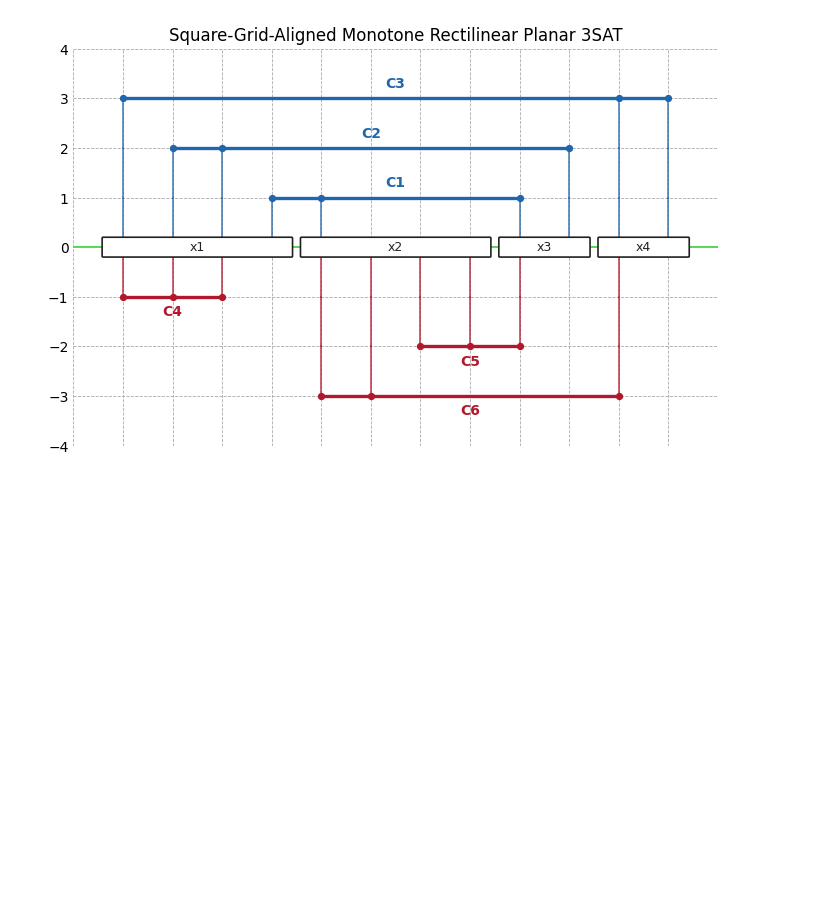
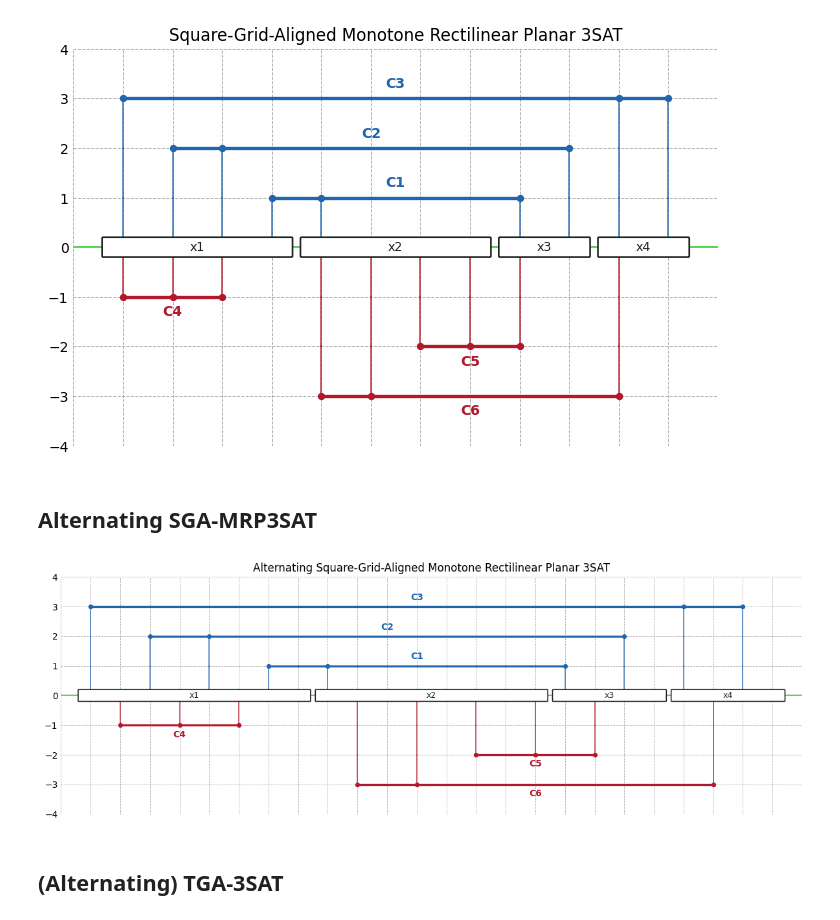
Before and after one commit to farms4life2016/dunes-flower-defense, a Jupyter notebook: python-prototype/mrp3sat_reduction_v2.ipynb, the cells around one changed output. Cells and saved outputs as stored; diff of their text form; code cells hidden in the pictures; blank space fills up the shorter version.

Commit message:
add alternating SGA and TGA
also renamed the graph data struct for MRP3SAT

```diff
--- a/python-prototype/mrp3sat_reduction_v2.ipynb
+++ b/python-prototype/mrp3sat_reduction_v2.ipynb
@@ -566,7 +567,7 @@ All OK!
 ## SGA-MRP3SAT
 # %%
 # ============================================================
-# Data Structures — SGA MRP3SAT Graph
+# Data Structures — Grid-Aligned MRP3SAT Graph
 # ============================================================
 
 from dataclasses import dataclass
@@ -626,7 +627,7 @@ class ClauseSegment:
         return self.variables[2]
 
 @dataclass(frozen=True)
-class SGAMRP3SATGraph:
+class MRP3SATGraph:
     variables: dict[int, VariableSegment]
     clauses: dict[int, ClauseSegment]
     edges: tuple[GridEdge, ...]
@@ -820,7 +819,7 @@ _POS_COLOUR = "#2166ac"
 _NEG_COLOUR = "#b2182b"
 _GRIDLINE_COLOUR = "#aaaaaa"
 
-def _graph_bounds(graph: SGAMRP3SATGraph) -> tuple[int, int, int, int]:
+def _graph_bounds(graph: MRP3SATGraph) -> tuple[int, int, int, int]:
     points = []
     for variable in graph.variables.values():
         points.extend([Point(variable.x_start, variable.y), Point(variable.x_end, variable.y)])
@@ -839,8 +838,8 @@ def _graph_bounds(graph: SGAMRP3SATGraph) -> tuple[int, int, int, int]:
     )
 
 
-def draw_sga_graph(graph: SGAMRP3SATGraph, output: Path | str | None = None):
-    """Render an SGAMRP3SATGraph. Returns (fig, axis)."""
+def draw_sga_graph(graph: MRP3SATGraph, output: Path | str | None = None):
+    """Render an MRP3SATGraph on the square grid. Returns (fig, axis)."""
     min_x, max_x, min_y, max_y = _graph_bounds(graph)
     fig_width = max(7.0, (max_x - min_x + 1) * 0.5)
     fig_height = max(4.5, (max_y - min_y + 2) * 0.9)
@@ -931,3 +930,27 @@ fig, axis = draw_sga_graph(sga_graph)
 plt.show()
 # %% [output]
 [figure]
+# %% [markdown]
+## Alternating SGA-MRP3SAT
+# %%
+def _add_alternating_edges_from_queues(
+    queues: dict[int, list[Clause]],
+    x_start: dict[int, int],
+    levels: dict[int, int],
+    direction: int,
+    parity_offset: int,
+    connector_xs_by_clause: dict[int, list[int]],
+    edges: list[GridEdge],
+) -> None:
+    for variable, queue in queues.items():
+        for idx, clause in enumerate(queue):
+            x = x_start[variable] + 2 * idx + parity_offset
+            y = direction * levels[clause.label]
+
+            connector_xs_by_clause.setdefault(clause.label, []).append(x)
+
+            start = Point(x, 0)
+            end = Point(x, y)
+            edges.append(GridEdge(
+                segments=_unit_segments_between(start, end),
+            ))
@@ -933,0 +1048,13 @@ plt.show()
+# %%
+alternating_sga_graph = build_alternating_sga_graph(
+    mrp3sat_instance,
+    positive_levels,
+    negative_levels,
+)
+fig, axis = draw_sga_graph(alternating_sga_graph)
+axis.set_title("Alternating Square-Grid-Aligned Monotone Rectilinear Planar 3SAT")
+plt.show()
+# %% [output]
+[figure, added]
+# %% [markdown]
+## (Alternating) TGA-3SAT
```
Also changed, not shown: parts of 8 cells of this notebook, 1 other file.
